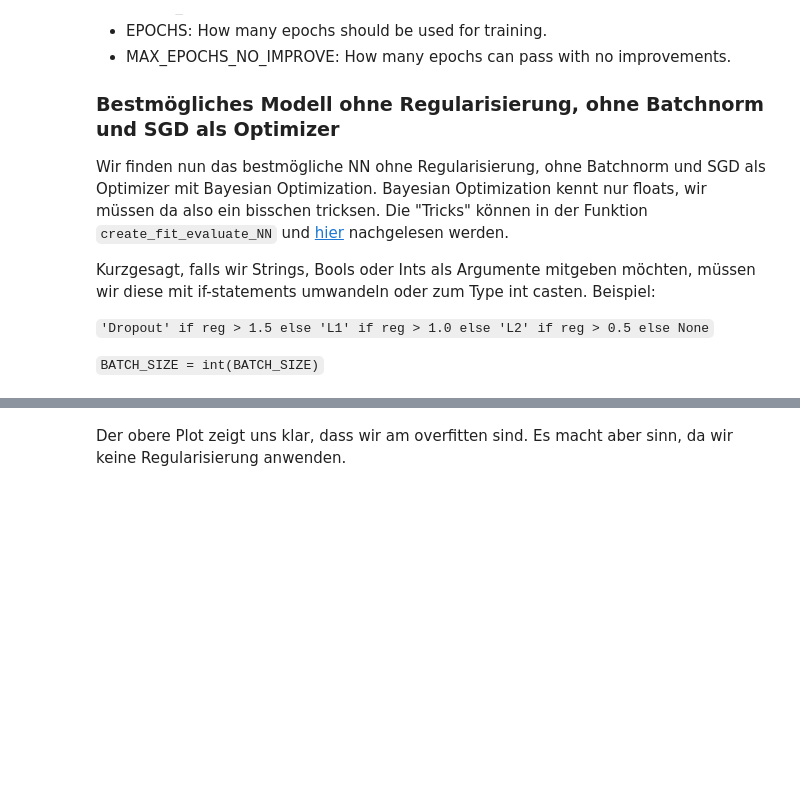
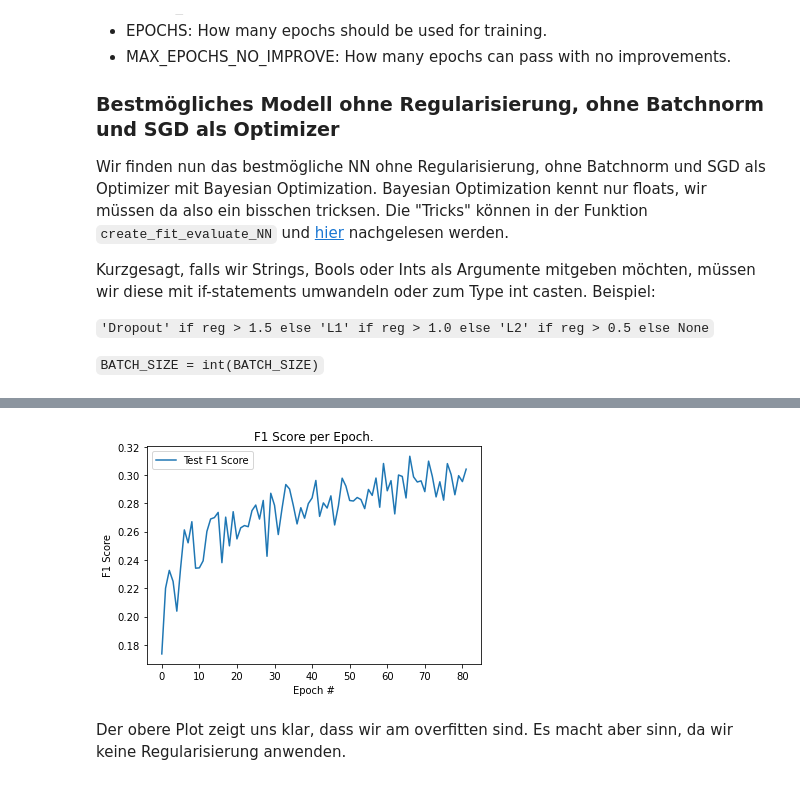
Before and after one commit to kenfus/del-immoobjekte-klassifizierung, a Jupyter notebook: main.ipynb, the cells around one changed output, grey strips where cells are left out. Cells and saved outputs as stored; diff of their text form; code cells hidden in the pictures; blank space fills up the shorter version.

```diff
--- a/main.ipynb
+++ b/main.ipynb
@@ -724,3 +716,12 @@ plt.show()
+# %%
+plt.plot(test_scores, label='Test '+MEASURE_FOR_EARLY_STOPPING)
+plt.xlabel('Epoch #')
+plt.ylabel(MEASURE_FOR_EARLY_STOPPING)
+plt.title('{} per Epoch.'.format(MEASURE_FOR_EARLY_STOPPING))
+plt.legend(loc='best')
+plt.show()
+# %% [output]
+[figure, added]
 # %% [markdown]
 Der obere Plot zeigt uns klar, dass wir am overfitten sind. Es macht aber sinn, da wir keine Regularisierung anwenden.
 # %% [markdown]
```
Also changed, not shown: parts of 14 cells of this notebook.
